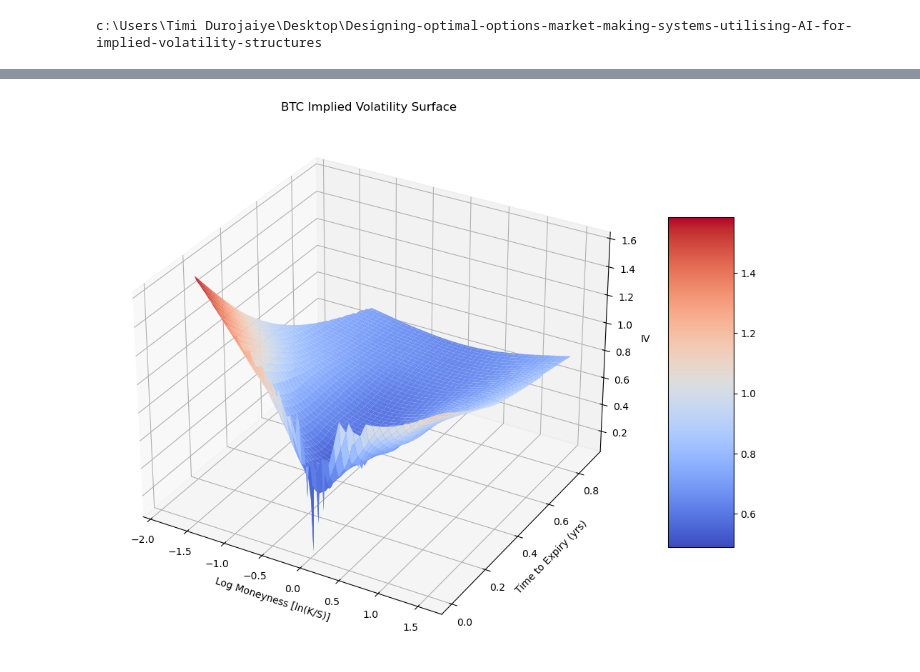
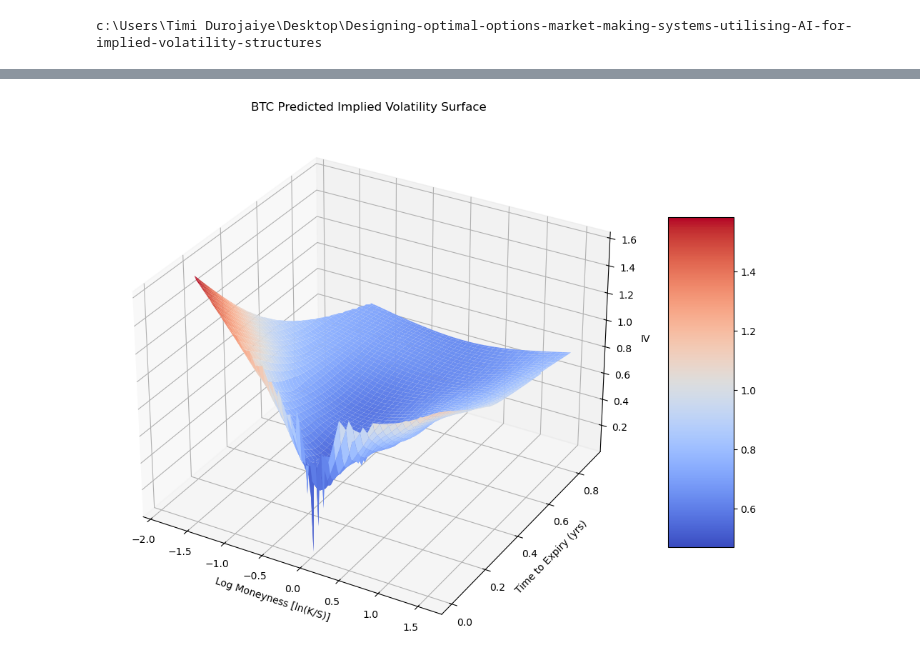
Before and after one commit to Patrick-Durojaiye/Designing-optimal-options-market-making-systems-utilising-AI-for-implied-volatility-structures, a Jupyter notebook: ml_models/svi_param_conv_lstm.ipynb, the cells around one changed output, grey strips where cells are left out. Saved outputs shown, nothing was run; the diff lists cells and outputs as text; code cells hidden in the pictures.

```diff
--- a/ml_models/svi_param_conv_lstm.ipynb
+++ b/ml_models/svi_param_conv_lstm.ipynb
@@ -604,34 +662,32 @@ class SVISurfaceBuilders:
 
         return iv_surface, moneyness_list
 
-    def plot_iv_surface(self):
+    def plot_iv_surface(self, predicted):
         iv_surface, moneyness_list = self.construct_iv_surface()
 
-        # Flatten the data for interpolation
         X_flat = np.concatenate([np.repeat(m, len(moneyness)) for m, moneyness in zip(self.maturities, moneyness_list)])
         Y_flat = np.concatenate(moneyness_list)
         Z_flat = np.concatenate(iv_surface)
 
-        # Create a grid for the surface plot
         X_grid, Y_grid = np.meshgrid(np.linspace(min(Y_flat), max(Y_flat), 100),
                                      np.linspace(min(X_flat), max(X_flat), 100))
 
-        # Interpolate the irregular data onto a regular grid
         Z_grid = griddata((Y_flat, X_flat), Z_flat, (X_grid, Y_grid), method='cubic')
 
         fig = plt.figure(figsize=(12, 12))
         ax = fig.add_subplot(111, projection='3d')
 
-        # Plot the surface
         surf = ax.plot_surface(X_grid, Y_grid, Z_grid, cmap="coolwarm")
 
         ax.set_xlabel('Log Moneyness [ln(K/S)]')
         ax.set_ylabel('Time to Expiry (yrs)')
         ax.set_zlabel('IV')
-        ax.set_title('BTC Implied Volatility Surface')
+        if predicted:
+            ax.set_title('BTC Predicted Implied Volatility Surface')
+        else:
+            ax.set_title('BTC Implied Volatility Surface')
         fig.colorbar(surf, shrink=0.5, aspect=5)
 
         plt.show()
 # %%
-timing = model_y_predictions.index.get_level_values(0).unique().to_list()[64]
-parametised_data = model_y_predictions.xs(timing, level="timestamp")
+timing = model_y_predictions.index.get_level_values(0).unique().to_list()[45]
@@ -642,10 +694,13 @@ timing
+# %%
+parametised_predicted_data = model_y_predictions.xs(timing, level="timestamp")
+parametised_test_data = y_test.xs(timing, level="timestamp")
 # %%
-surface_builder = SVISurfaceBuilders(parametised_data=parametised_data)
+surface_builder = SVISurfaceBuilders(parametised_data=parametised_predicted_data)
 # %%
 %matplotlib qt
 # %%
 %matplotlib inline
 # %%
-surface_builder.plot_iv_surface()
+surface_builder.plot_iv_surface(predicted=True)
 # %% [output]
-[figure, old version]
+[figure, new version]
```
Also changed, not shown: parts of 71 cells of this notebook, 15 other files.
